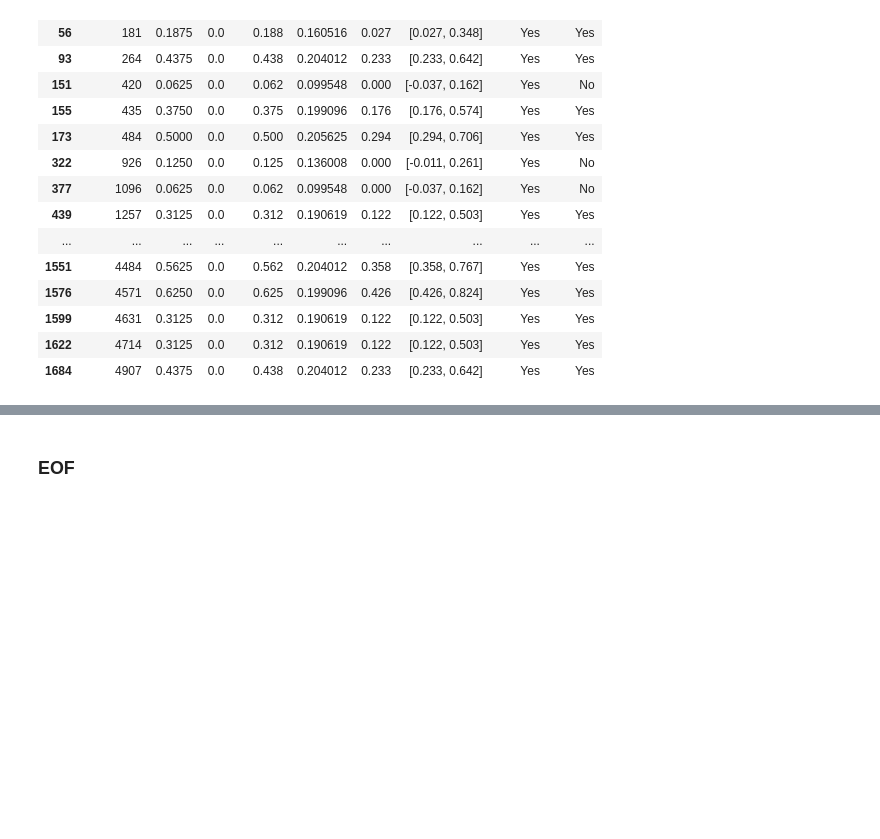
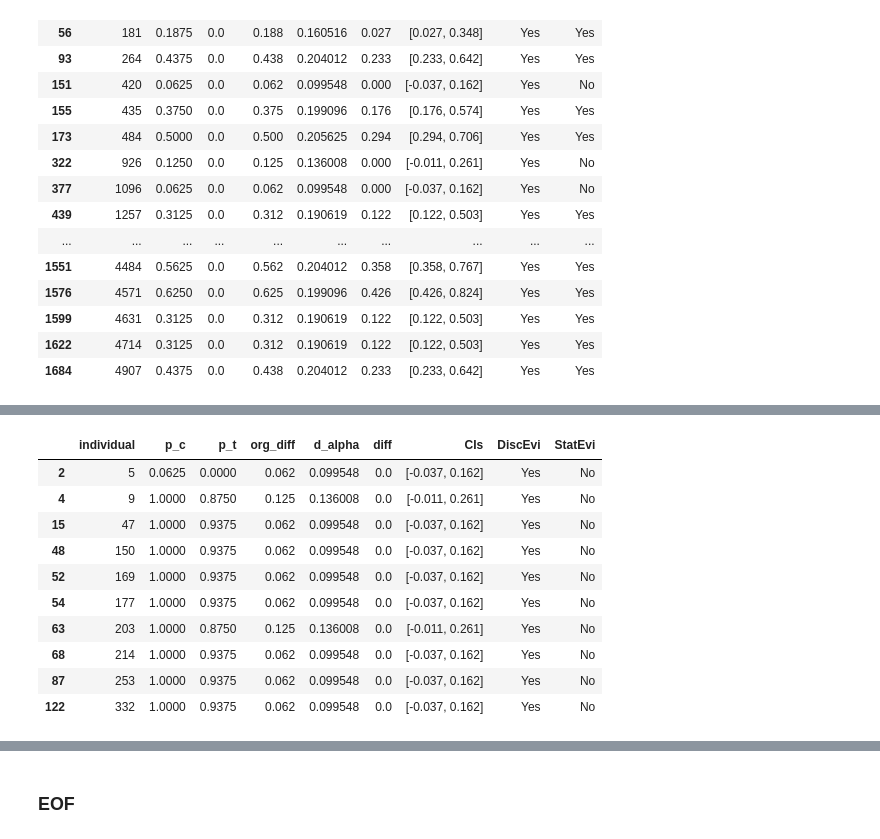
Before and after one commit to cc-jalvarez/counterfactual-situation-testing, a Jupyter notebook: src/analysis_loan_application.ipynb, the cells around one changed output, grey strips where cells are left out. Saved outputs shown, nothing was run; the diff lists cells and outputs as text; code cells hidden in the pictures; blank space fills up the shorter version.

```diff
--- a/src/analysis_loan_application.ipynb
+++ b/src/analysis_loan_application.ipynb
@@ -712,0 +716,3 @@ Not needed. The output is already provided by run file. See the results folder.
+# %%
+cst_w_test = cf_st_with.get_test_discrimination()
+cst_w_test.head(5)
@@ -712,0 +726,14 @@ Not needed. The output is already provided by run file. See the results folder.
+# %%
+cst_w_test[(cst_w_test['DiscEvi'] == 'Yes') & (cst_w_test['StatEvi'] == 'No')].head(10)
+# %% [output]
+|  | individual | p_c | p_t | org_diff | d_alpha | diff | CIs | DiscEvi | StatEvi |
+| 2 | 5 | 0.0625 | 0.0000 | 0.062 | 0.099548 | 0.0 | [-0.037, 0.162] | Yes | No |
+| 4 | 9 | 1.0000 | 0.8750 | 0.125 | 0.136008 | 0.0 | [-0.011, 0.261] | Yes | No |
+| 15 | 47 | 1.0000 | 0.9375 | 0.062 | 0.099548 | 0.0 | [-0.037, 0.162] | Yes | No |
+| 48 | 150 | 1.0000 | 0.9375 | 0.062 | 0.099548 | 0.0 | [-0.037, 0.162] | Yes | No |
+| 52 | 169 | 1.0000 | 0.9375 | 0.062 | 0.099548 | 0.0 | [-0.037, 0.162] | Yes | No |
+| 54 | 177 | 1.0000 | 0.9375 | 0.062 | 0.099548 | 0.0 | [-0.037, 0.162] | Yes | No |
+| 63 | 203 | 1.0000 | 0.8750 | 0.125 | 0.136008 | 0.0 | [-0.011, 0.261] | Yes | No |
+| 68 | 214 | 1.0000 | 0.9375 | 0.062 | 0.099548 | 0.0 | [-0.037, 0.162] | Yes | No |
+| 87 | 253 | 1.0000 | 0.9375 | 0.062 | 0.099548 | 0.0 | [-0.037, 0.162] | Yes | No |
+| 122 | 332 | 1.0000 | 0.9375 | 0.062 | 0.099548 | 0.0 | [-0.037, 0.162] | Yes | No |
```
Also changed, not shown: parts of 23 cells of this notebook.
